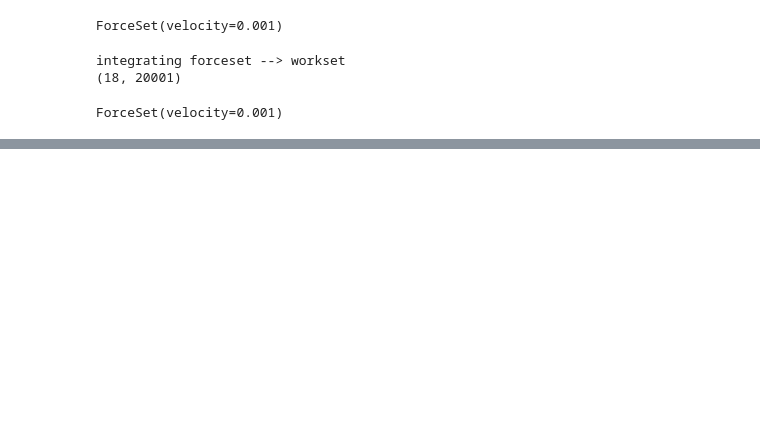
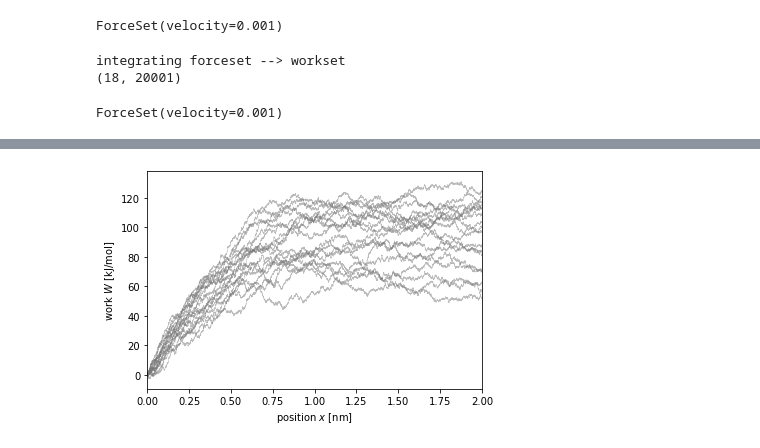
Before and after one commit to moldyn/dcTMD, a Jupyter notebook: docs/tutorials/force.ipynb, the cells around one changed output, grey strips where cells are left out. Cells and saved outputs as stored; diff of their text form; code cells hidden in the pictures; blank space fills up the shorter version.

```diff
--- a/docs/tutorials/force.ipynb
+++ b/docs/tutorials/force.ipynb
@@ -63,2 +84,12 @@ One of the underlying assumptions of dcTMD is a normal distributed work. To chec
+# %%
+# plot workset
+import matplotlib.pyplot as plt
+from dcTMD.utils import plotting
+
+fig, ax = plt.subplots()
+plotting.plot_worklines(forceset.position_, forceset.work_, ax)
+plt.show()
+# %% [output]
+[figure, added]
 # %%
 # check if work distribution follows a normal distribution
```
Also changed, not shown: parts of 18 cells of this notebook, 1 other file.
